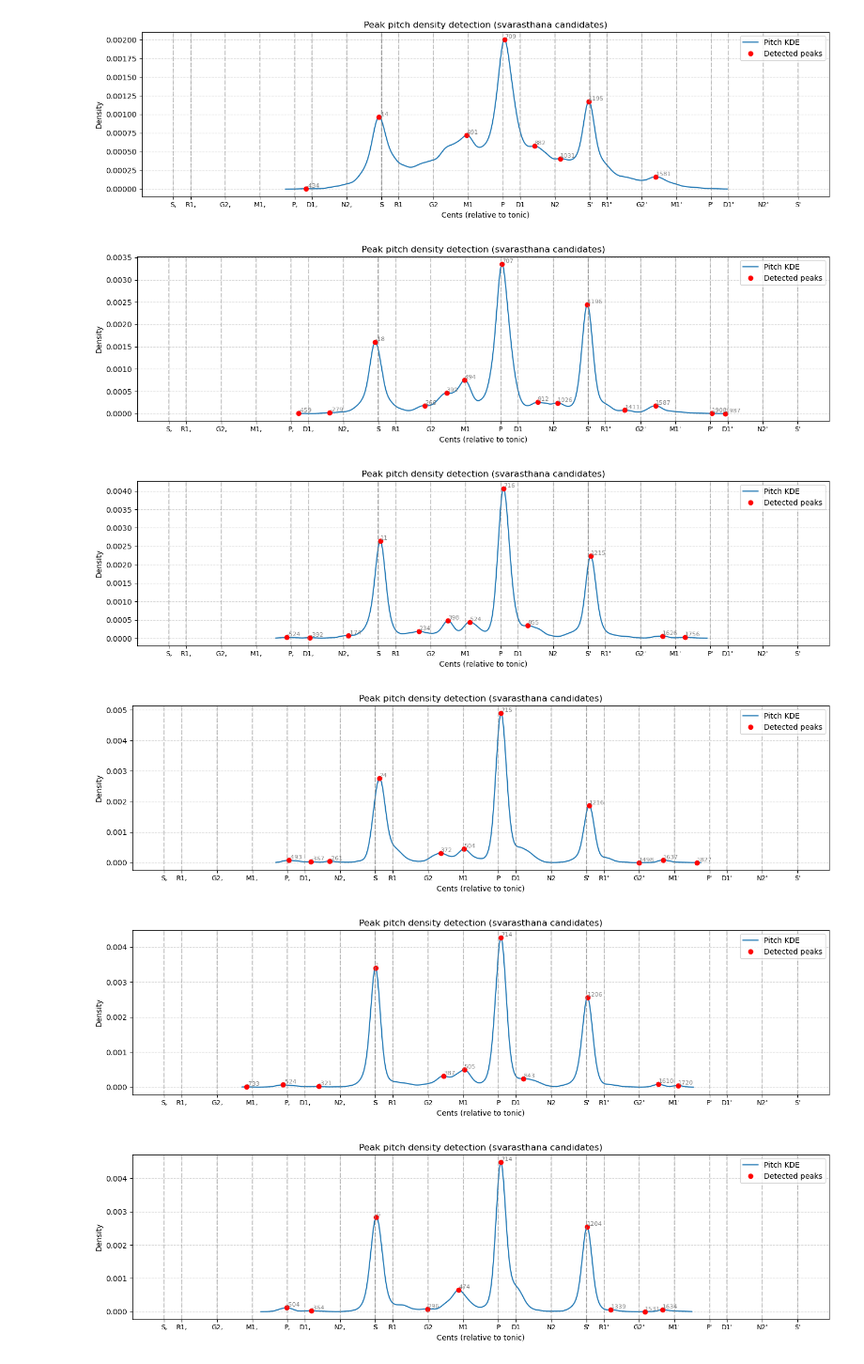
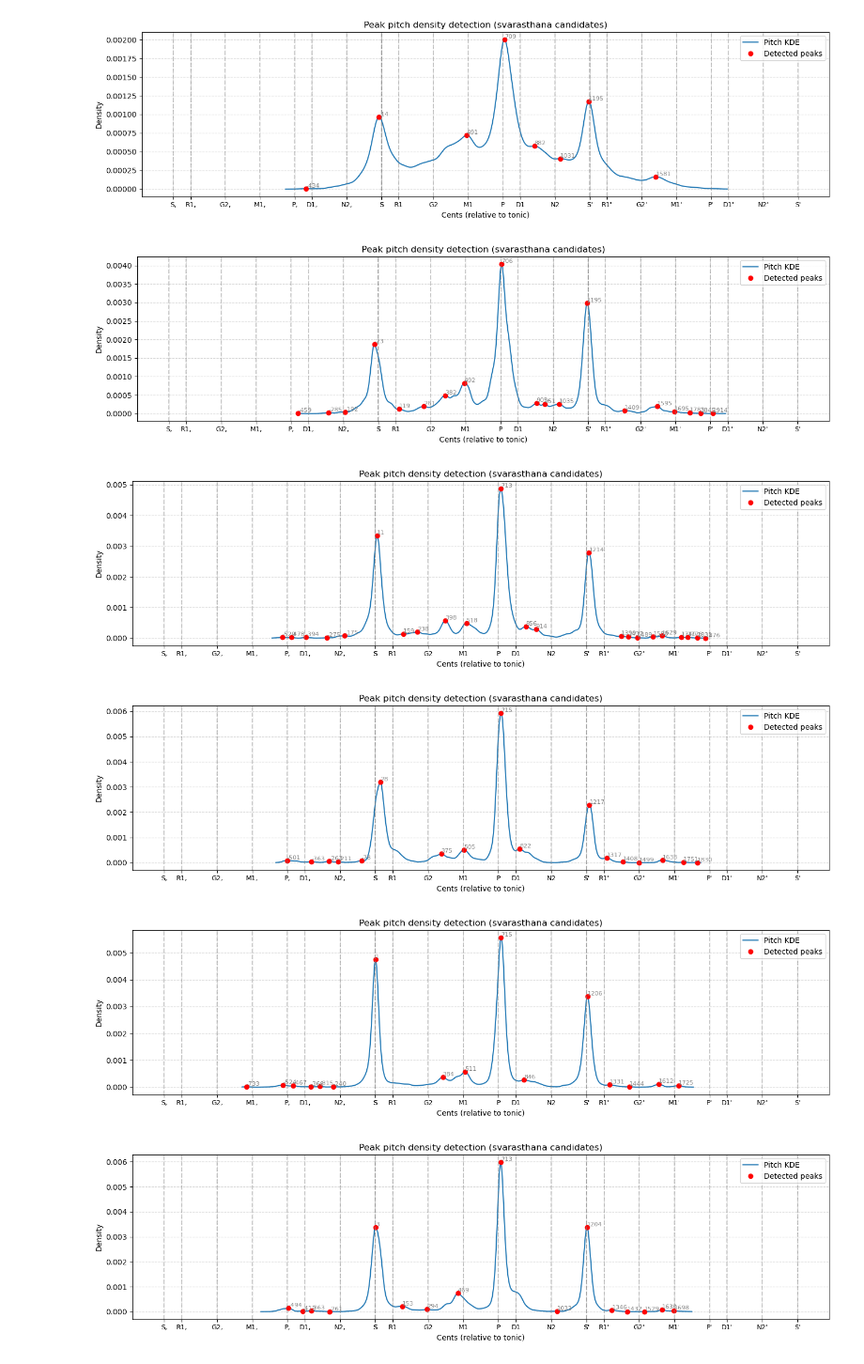
Before and after one commit to llsol/CSISD, a Jupyter notebook: notebooks/00_exploration/pitch_distribution.ipynb, the cells around one changed output. Shown at 94% size. Drawn from its saved outputs; the diff is of its cells as text; code cells hidden in the pictures.

Commit message:
add peak extraction and visualization

```diff
--- a/notebooks/00_exploration/pitch_distribution.ipynb
+++ b/notebooks/00_exploration/pitch_distribution.ipynb
@@ -49,30 +49,30 @@ plot_pitch_kde_with_svaras(grid_cents, density, peak_cents, peak_dens, peaks_df=
 # %%
 import polars as pl
 
 for recording_id in S.SARASUDA_VARNAM:
 
-    BW_METHOD = 0.05
+    BW_METHOD = 0.03
 
     df = load_flat_regions(
         recording_id=recording_id,
         root_dir=DATA_INTERIM,
     )
     TONIC = S.SARASUDA_TONICS[recording_id]
 
     df_kde = df.filter(pl.col("flat_candidate") == True)
 
     grid_cents, density, peak_cents, peak_dens, df_peaks = compute_pitch_distribution_peaks_df(
         df_kde,
         pitch_col="f0_savgol_p3_w13_cents",
         pitch_unit="cents",
         bw_method=BW_METHOD,
         recording_id=recording_id,
     )
 
     plot_pitch_kde_with_svaras(grid_cents, density, peak_cents, peak_dens, peaks_df=df_peaks)
 # %% [output]
-[figure, old version]
+[figure, new version]
-[figure, old version]
+[figure, new version]
-[figure, old version]
+[figure, new version]
-[figure, old version]
+[figure, new version]
-[figure, old version]
+[figure, new version]
```
Also changed, not shown: 5 other files.
